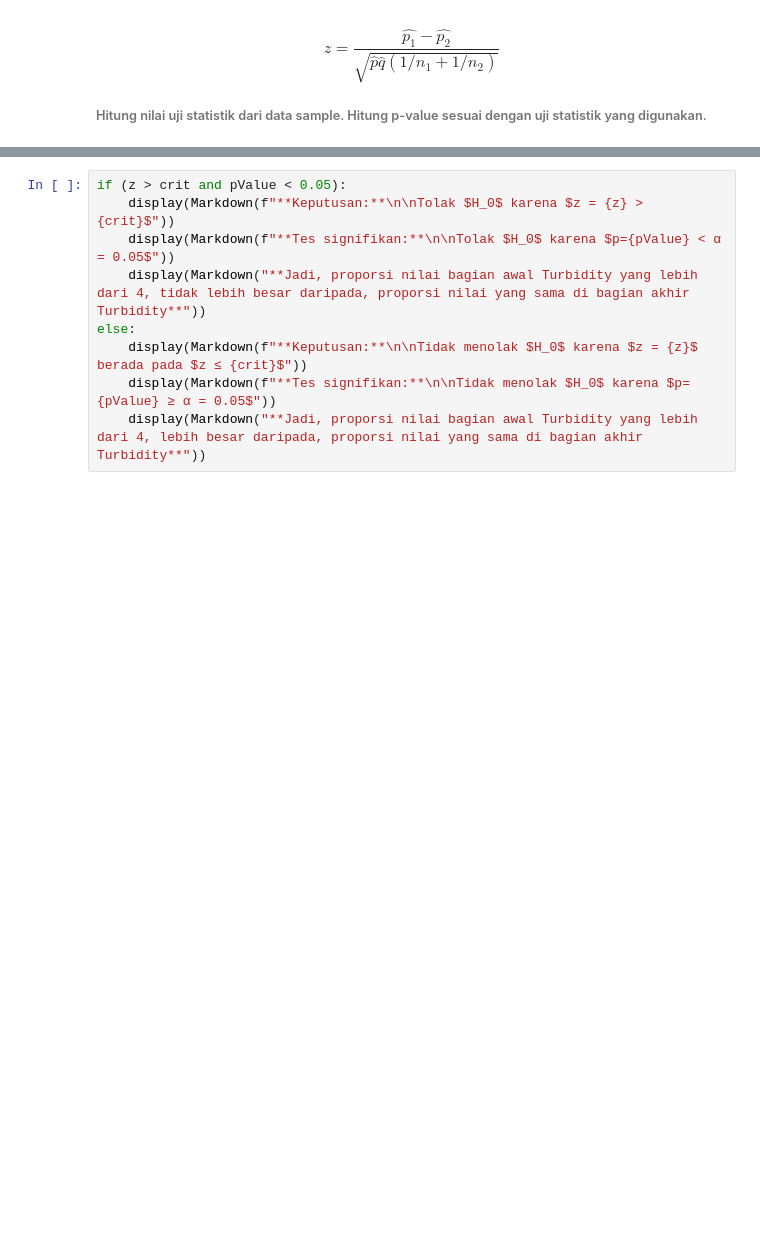
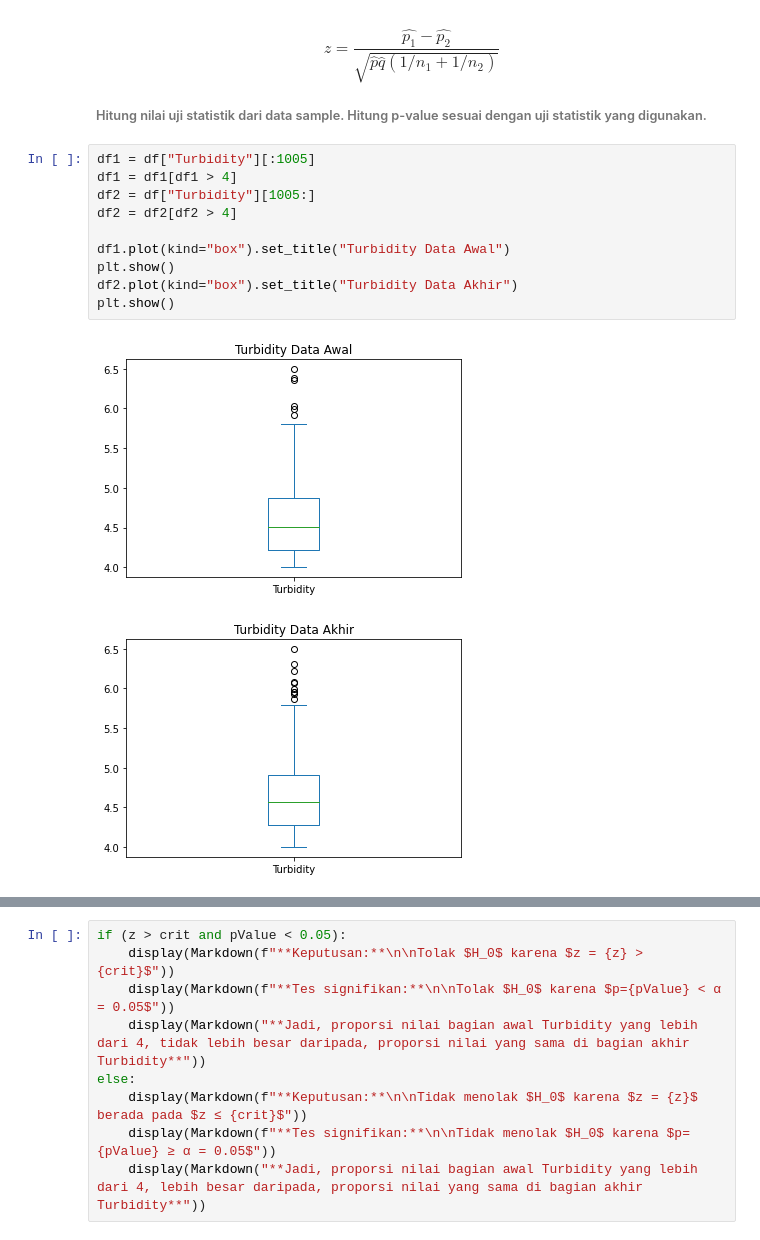
Before and after one commit to msyahrulsp/water-potability, a Jupyter notebook: Soal-5.ipynb, the cells around one changed output, grey strips where cells are left out. Drawn from its saved outputs; the diff is of its cells as text; blank space fills up the shorter version.

```diff
--- a/Soal-5.ipynb
+++ b/Soal-5.ipynb
@@ -229,5 +267,18 @@ $z > 1.959963984540054 $
 $$ z = \frac{\hat{p_{1}}-\hat{p_{2}}}{\sqrt{\hat{p}\hat{q}(1/n_{1}+1/n_{2})}} $$
 
 ###### Hitung nilai uji statistik dari data sample. Hitung p-value sesuai dengan uji statistik yang digunakan.
+# %%
+df1 = df["Turbidity"][:1005]
+df1 = df1[df1 > 4]
+df2 = df["Turbidity"][1005:]
+df2 = df2[df2 > 4]
+
+df1.plot(kind="box").set_title("Turbidity Data Awal")
+plt.show()
+df2.plot(kind="box").set_title("Turbidity Data Akhir")
+plt.show()
+# %% [output]
+[figure, added]
+[figure, added]
 # %%
 crit = st.norm.ppf(1-0.05)
```
Also changed, not shown: parts of 20 cells of this notebook.
